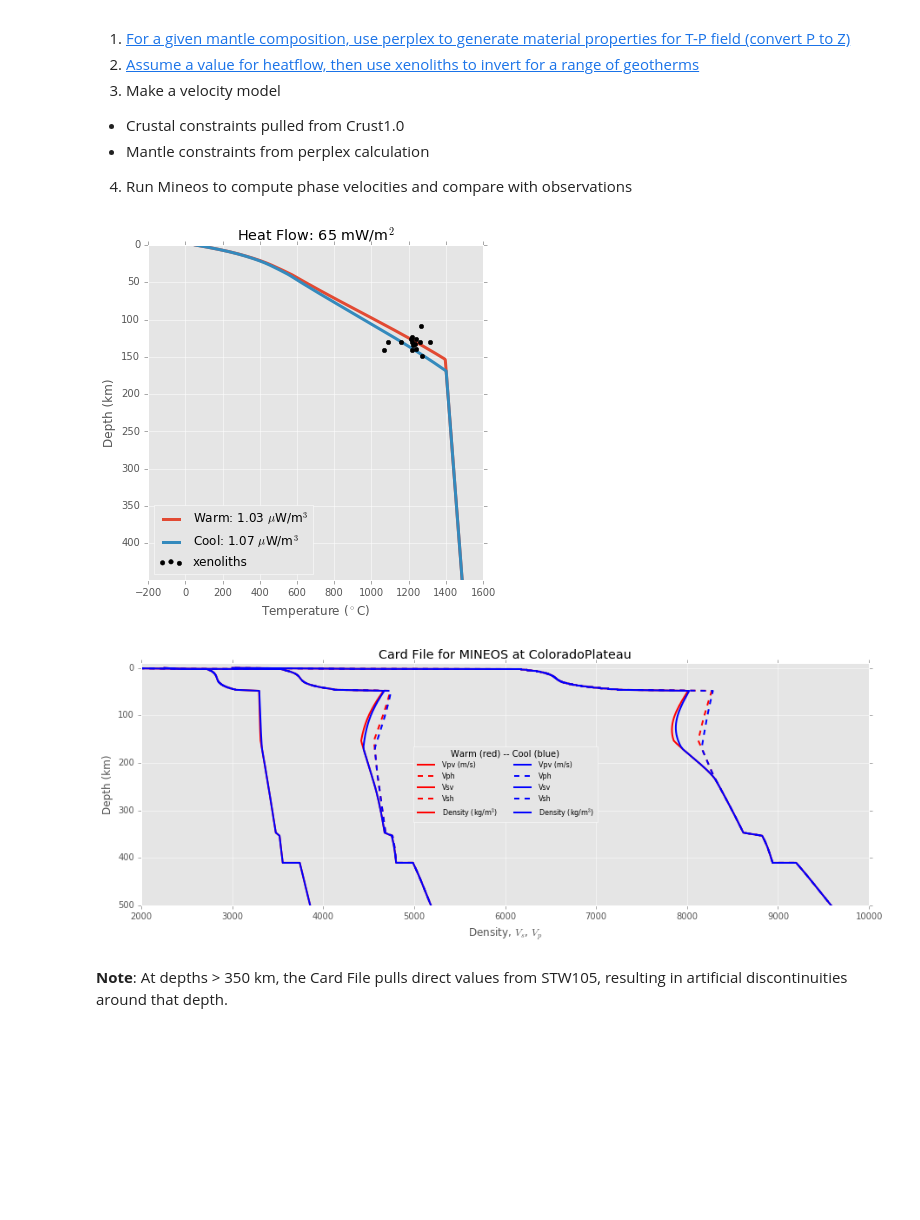
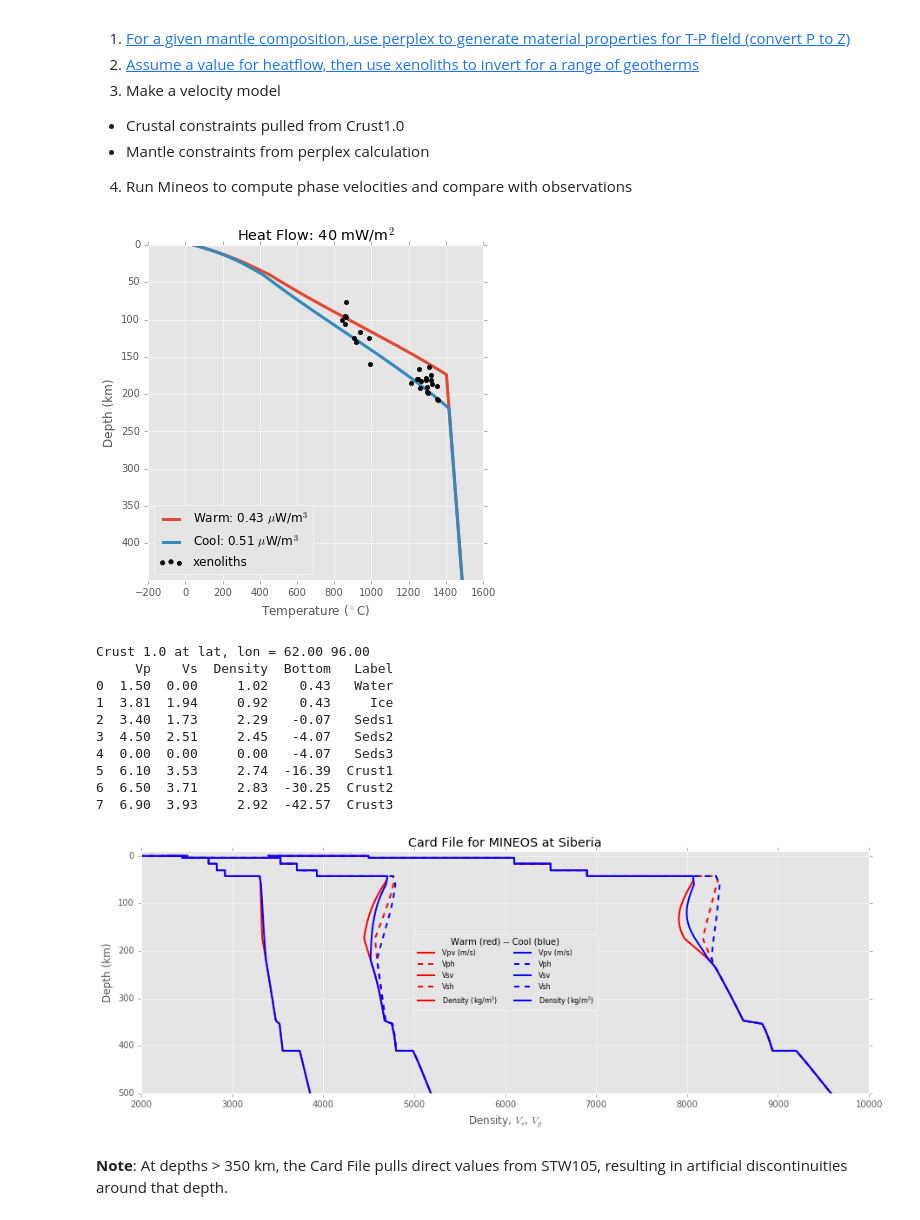
Before and after one commit to nmancinelli/ss-precursors, a Jupyter notebook: Forward_Modeling_Workflow.ipynb, the cells around one changed output. Cells and saved outputs as stored; diff of their text form; code cells hidden in the pictures; blank space fills up the shorter version.

```diff
--- a/Forward_Modeling_Workflow.ipynb
+++ b/Forward_Modeling_Workflow.ipynb
@@ -16,7 +16,7 @@ from matplotlib import pylab as plt
 plt.style.use('ggplot')
 
 rocktype = 'dunite'
-location = 'ColoradoPlateau'
+location = 'Siberia'
 
 import pickle
 fin = open('perplex/%s_stx11/funs.pickle' % rocktype,'rb')
@@ -54,7 +54,7 @@ _ =plt.legend(loc=3)
 
 plt.savefig('img/%s_geotherm.eps' % location)
 # %% [output]
-[figure, old version]
+[figure, new version]
 # %%
 #Step 3 - Make velocity model and write to card file
 from matplotlib import pylab as plt
@@ -67,9 +67,21 @@ if "Colorado" in location:
     zmoho = c.zmoho
     atten_file = 'seismic_JF10_gs10mm_Temp_AD0p40_TP1350_ZG155'
 
-else:
+elif "Slave" in location:
     from crust1.crust1 import Crust1
     c = Crust1().load('crust1/crustal_model_SlaveCraton.pickle').print()
+    zmoho = abs(c.model.Bottom[7])
+    atten_file = 'seismic_JF10_gs10mm_Temp_AD0p40_TP1350_ZG205'
+
+elif "Africa" in location:
+    from crust1.crust1 import Crust1
+    c = Crust1().load('crust1/crustal_model_SouthAfrica.pickle').print()
+    zmoho = abs(c.model.Bottom[7])
+    atten_file = 'seismic_JF10_gs10mm_Temp_AD0p40_TP1350_ZG205'
+
+elif "Siberia" in location:
+    from crust1.crust1 import Crust1
+    c = Crust1().load('crust1/crustal_model_Siberia.pickle').print()
     zmoho = abs(c.model.Bottom[7])
     atten_file = 'seismic_JF10_gs10mm_Temp_AD0p40_TP1350_ZG205'
 
@@ -107,34 +119,44 @@ for kk,tag in enumerate(gts):
     #cf0=cf0.set_crustal_region(c.model)
     if "Colorado" in location:
         cf0=cf0.set_crustal_region_shen(c.model, zmoho)
     else:
         cf0=cf0.set_crustal_region(c.model)
 
     cf0.write(filename='minos/%s.txt' % tag)
 
     plt.figure(2,figsize=(15,5))
     _ = plt.plot(cf0.df.Vpv, 6371-cf0.df.Radius/1000, lw = 2, label = 'Vpv (m/s)', c=ls[kk])
     _ = plt.plot(cf0.df.Vph, 6371-cf0.df.Radius/1000, lw = 2, label = 'Vph', c=ls[kk], ls ='--')
     #_ = plt.plot(cf.df.Vpv, 6371-cf.df.Radius/1000, '--k', lw = 0.5)
     _ = plt.ylim(500,0)
 
     _ = plt.plot(cf0.df.Vsv, 6371-cf0.df.Radius/1000,label='Vsv', lw=2, c=ls[kk])
     _ = plt.plot(cf0.df.Vsh, 6371-cf0.df.Radius/1000,label='Vsh', lw=2, c=ls[kk], ls ='--')
     #_ = plt.plot(cf.df.Vsv, 6371-cf.df.Radius/1000, '--k', lw = 0.5)
 
     _ = plt.plot(cf0.df.Density, 6371-cf0.df.Radius/1000,label='Density (kg/m$^3$)', lw=2, c=ls[kk])
     #_ = plt.plot(cf.df.Density, 6371-cf.df.Radius/1000, '--k', lw = 0.5)
 
 _ = plt.ylim(500,-10)
 _ = plt.xlim(2000, 10000)
 _ = plt.title("Card File for MINEOS at %s" % location)
 _ = plt.ylabel('Depth (km)')
 _ = plt.xlabel('Density, $V_s$, $V_p$')
 _ = plt.legend(ncol=2,fontsize=8,title='Warm (red) -- Cool (blue)', loc='best', handlelength=3)
 
 plt.savefig('img/%s_%s_cardfile.eps' % (location, rocktype) )
 # %% [output]
+Crust 1.0 at lat, lon = 62.00 96.00
+     Vp    Vs  Density  Bottom   Label
+0  1.50  0.00     1.02    0.43   Water
+1  3.81  1.94     0.92    0.43     Ice
+2  3.40  1.73     2.29   -0.07   Seds1
+3  4.50  2.51     2.45   -4.07   Seds2
+4  0.00  0.00     0.00   -4.07   Seds3
+5  6.10  3.53     2.74  -16.39  Crust1
+6  6.50  3.71     2.83  -30.25  Crust2
+7  6.90  3.93     2.92  -42.57  Crust3
-[figure, old version]
+[figure, new version]
 # %% [markdown]
 **Note**: At depths > 350 km, the Card File pulls direct values from STW105, resulting in artificial discontinuities around that depth.
 # %%
```
Also changed, not shown: parts of 1 cell of this notebook, 3 other files.
